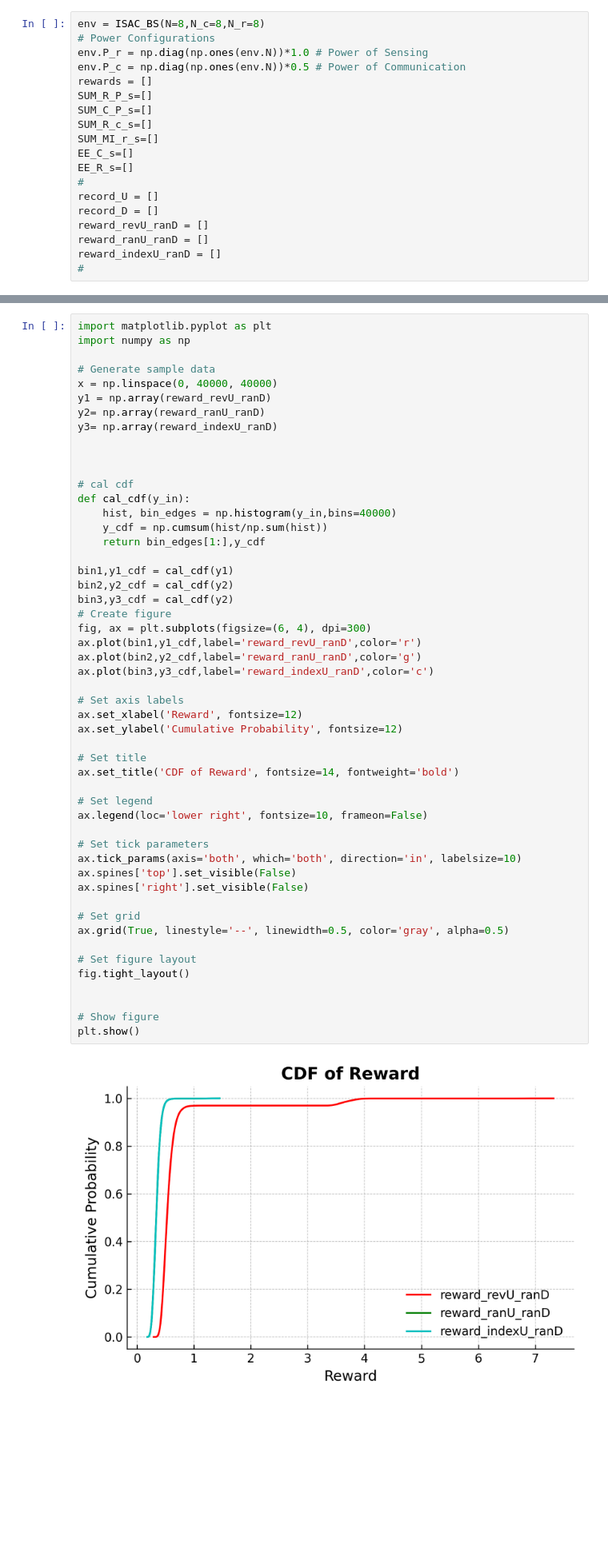
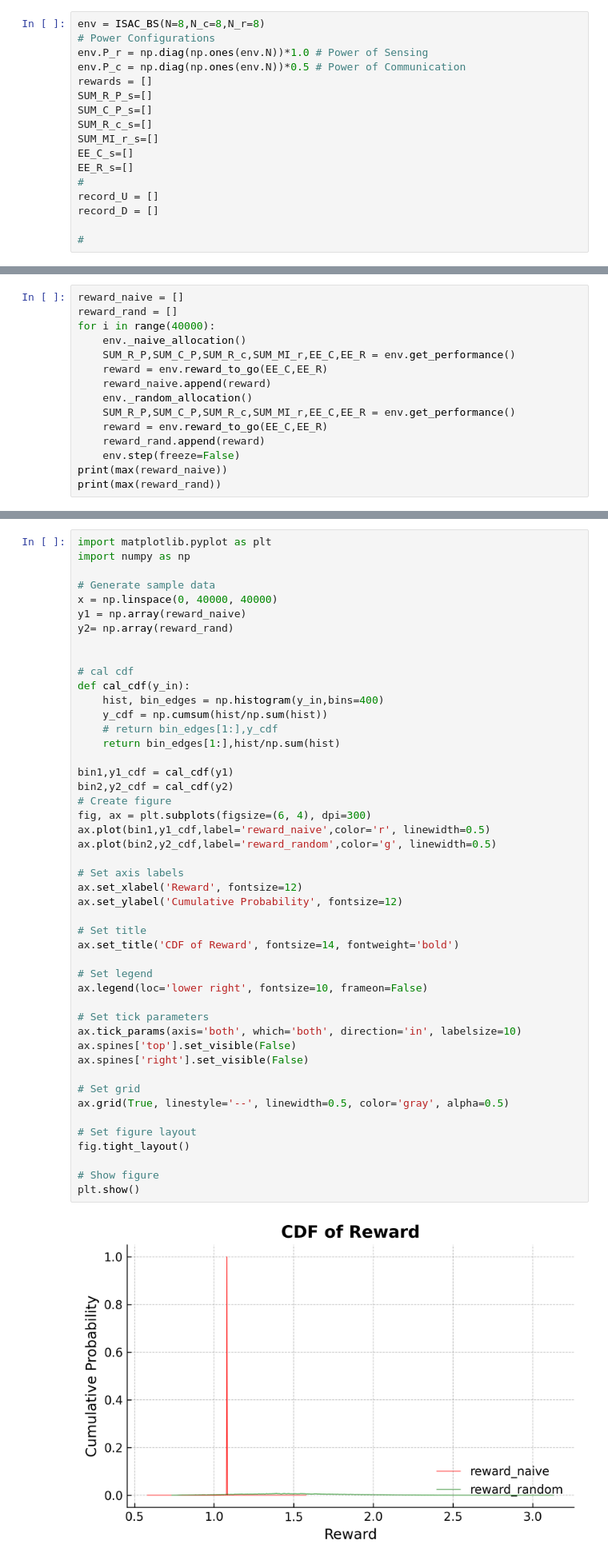
Before and after one commit to Aplacaca/Deep-Reinforcement-Learning-Empowered-OFDM-Subcarrier-Allocation-in-ISAC, a Jupyter notebook: test.ipynb, the cells around one changed output, grey strips where cells are left out. Shown at 80% size. Saved outputs shown, nothing was run; the diff lists cells and outputs as text; blank space fills up the shorter version.

```diff
--- a/test.ipynb
+++ b/test.ipynb
@@ -18,7 +18,5 @@ EE_R_s=[]
 #
 record_U = []
 record_D = []
-reward_revU_ranD = []
-reward_ranU_ranD = []
-reward_indexU_ranD = []
+
 #
@@ -103,0 +82,15 @@ print(Hcr_min_id)
+# %%
+reward_naive = []
+reward_rand = []
+for i in range(40000):
+    env._naive_allocation()
+    SUM_R_P,SUM_C_P,SUM_R_c,SUM_MI_r,EE_C,EE_R = env.get_performance()
+    reward = env.reward_to_go(EE_C,EE_R)
+    reward_naive.append(reward)
+    env._random_allocation()
+    SUM_R_P,SUM_C_P,SUM_R_c,SUM_MI_r,EE_C,EE_R = env.get_performance()
+    reward = env.reward_to_go(EE_C,EE_R)
+    reward_rand.append(reward)
+    env.step(freeze=False)
+print(max(reward_naive))
+print(max(reward_rand))
@@ -162,53 +158,49 @@ import numpy as np
 
 # Generate sample data
 x = np.linspace(0, 40000, 40000)
-y1 = np.array(reward_revU_ranD)
-y2= np.array(reward_ranU_ranD)
-y3= np.array(reward_indexU_ranD)
-
+y1 = np.array(reward_naive)
+y2= np.array(reward_rand)
 
 
 # cal cdf
 def cal_cdf(y_in):
-    hist, bin_edges = np.histogram(y_in,bins=40000)
+    hist, bin_edges = np.histogram(y_in,bins=400)
     y_cdf = np.cumsum(hist/np.sum(hist))
-    return bin_edges[1:],y_cdf
+    # return bin_edges[1:],y_cdf
+    return bin_edges[1:],hist/np.sum(hist)
 
 bin1,y1_cdf = cal_cdf(y1)
 bin2,y2_cdf = cal_cdf(y2)
-bin3,y3_cdf = cal_cdf(y2)
 # Create figure
 fig, ax = plt.subplots(figsize=(6, 4), dpi=300)
-ax.plot(bin1,y1_cdf,label='reward_revU_ranD',color='r')
-ax.plot(bin2,y2_cdf,label='reward_ranU_ranD',color='g')
-ax.plot(bin3,y3_cdf,label='reward_indexU_ranD',color='c')
+ax.plot(bin1,y1_cdf,label='reward_naive',color='r', linewidth=0.5)
+ax.plot(bin2,y2_cdf,label='reward_random',color='g', linewidth=0.5)
 
 # Set axis labels
 ax.set_xlabel('Reward', fontsize=12)
 ax.set_ylabel('Cumulative Probability', fontsize=12)
 
 # Set title
 ax.set_title('CDF of Reward', fontsize=14, fontweight='bold')
 
 # Set legend
 ax.legend(loc='lower right', fontsize=10, frameon=False)
 
 # Set tick parameters
 ax.tick_params(axis='both', which='both', direction='in', labelsize=10)
 ax.spines['top'].set_visible(False)
 ax.spines['right'].set_visible(False)
 
 # Set grid
 ax.grid(True, linestyle='--', linewidth=0.5, color='gray', alpha=0.5)
 
 # Set figure layout
 fig.tight_layout()
 
-
 # Show figure
 plt.show()
 # %% [output]
-[figure, old version]
+[figure, new version]
 # %%
 env = ISAC_BS(N=8,N_c=8,N_r=2)
 env._get_state().shape
```
Also changed, not shown: parts of 7 cells of this notebook, 3 other files.
